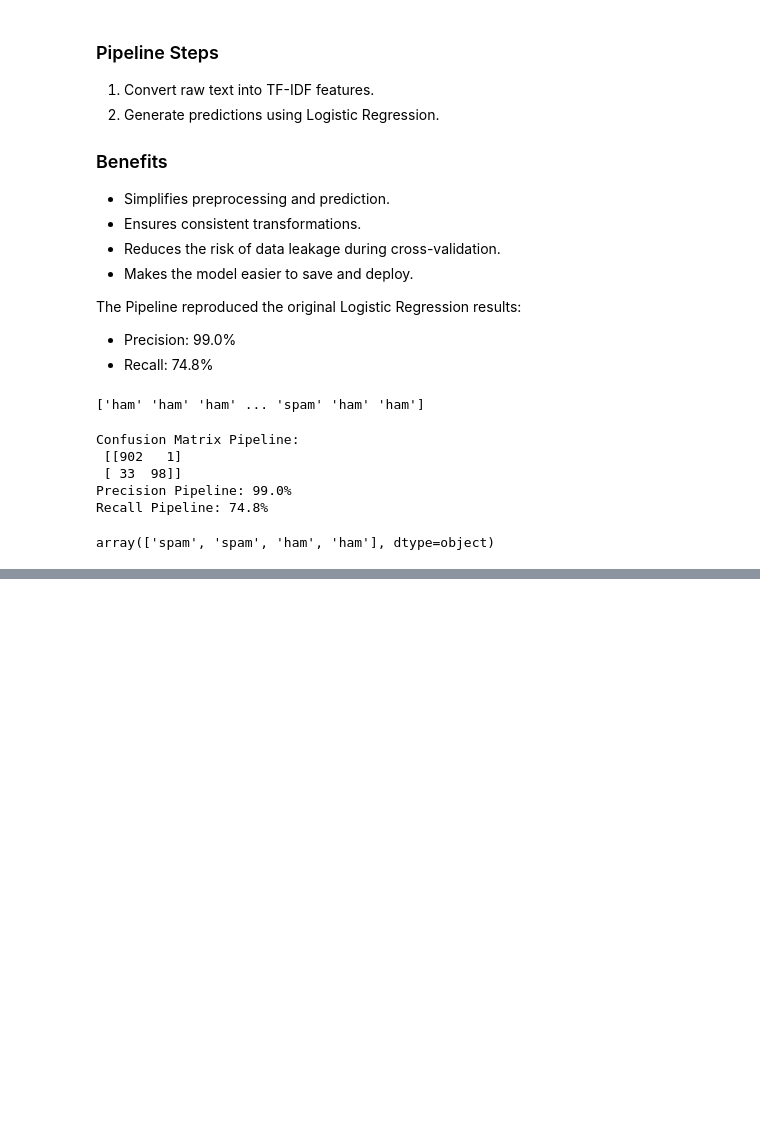
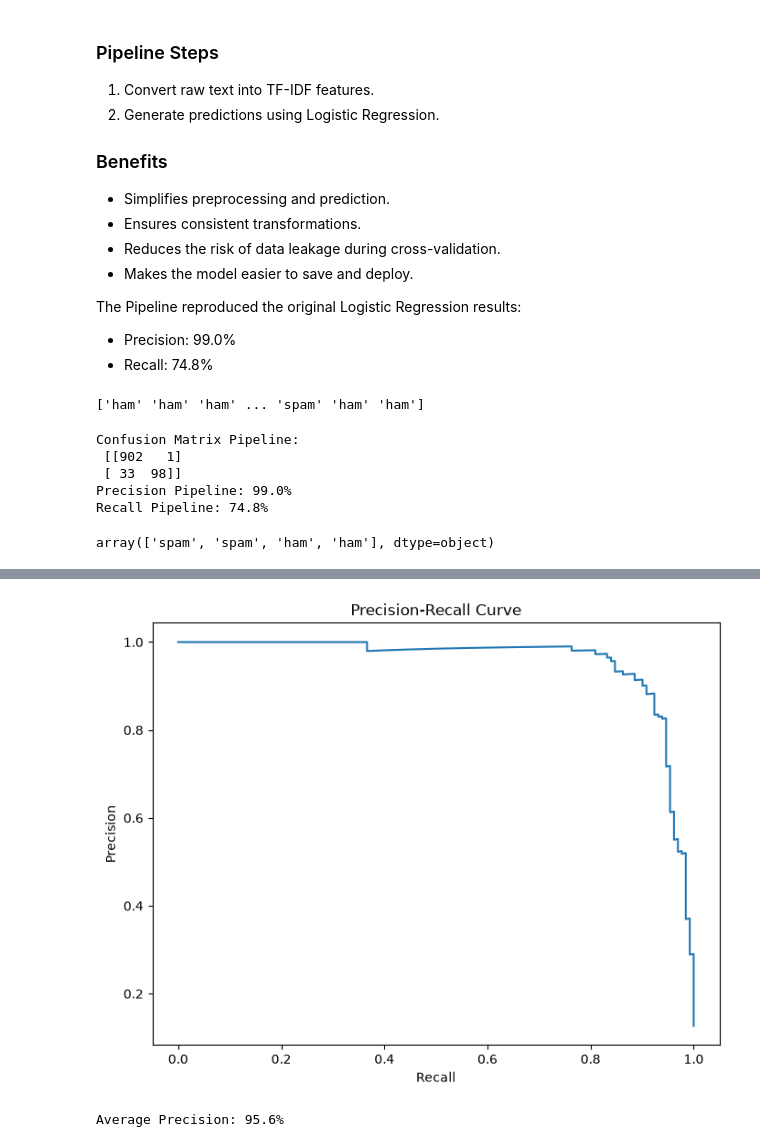
Before and after one commit to Emreert17/sms-spam-classifier, a Jupyter notebook: notebooks/spam_classification.ipynb, the cells around one changed output, grey strips where cells are left out. Cells and saved outputs as stored; diff of their text form; code cells hidden in the pictures; blank space fills up the shorter version.

Commit message:
Precision Recall Curve Analysis

```diff
--- a/notebooks/spam_classification.ipynb
+++ b/notebooks/spam_classification.ipynb
@@ -516,0 +550,31 @@ array(['spam', 'spam', 'ham', 'ham'], dtype=object)
+# %%
+from sklearn.metrics import precision_recall_curve, average_precision_score
+
+y_prob_pipe = spam_pipeline.predict_proba(X_test)[:,1]
+
+precisions , recalls , thresholds = precision_recall_curve(
+    y_test,
+    y_prob_pipe,
+    pos_label="spam"
+)
+
+fig,ax = plt.subplots(figsize=(8,6))
+
+ax.plot(recalls,precisions)
+
+ax.set_xlabel("Recall")
+ax.set_ylabel("Precision")
+ax.set_title("Precision-Recall Curve")
+
+plt.show()
+
+ap = average_precision_score(
+    y_test,
+    y_prob_pipe,
+    pos_label="spam"
+)
+
+print(f"Average Precision: {ap:.1%}")
+# %% [output]
+[figure, added]
+Average Precision: 95.6%
```
Also changed, not shown: parts of 2 cells of this notebook.
